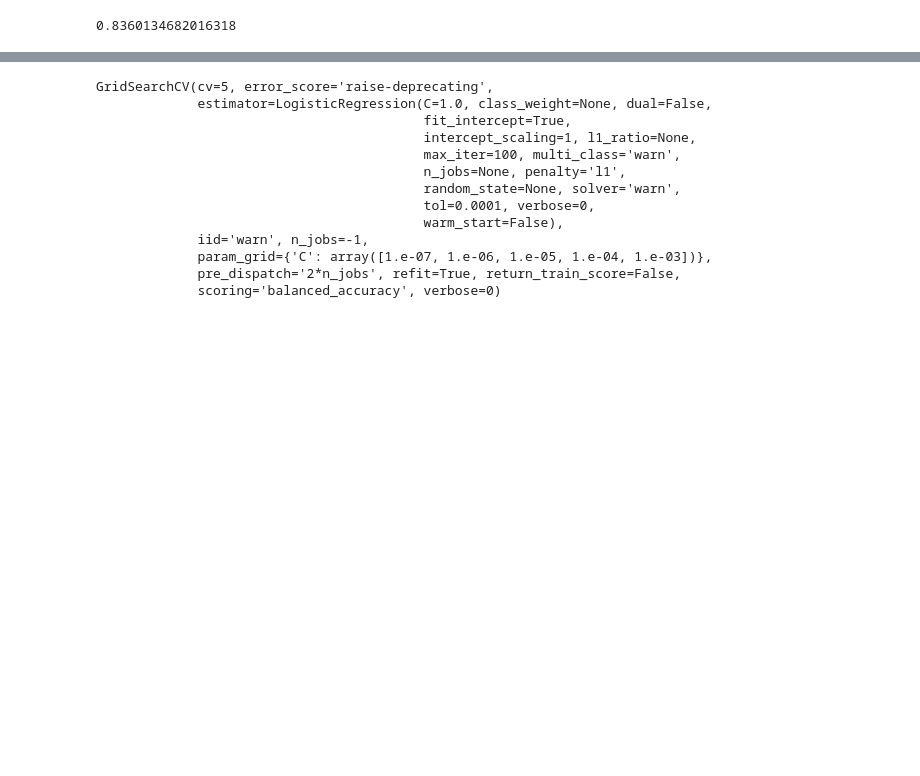
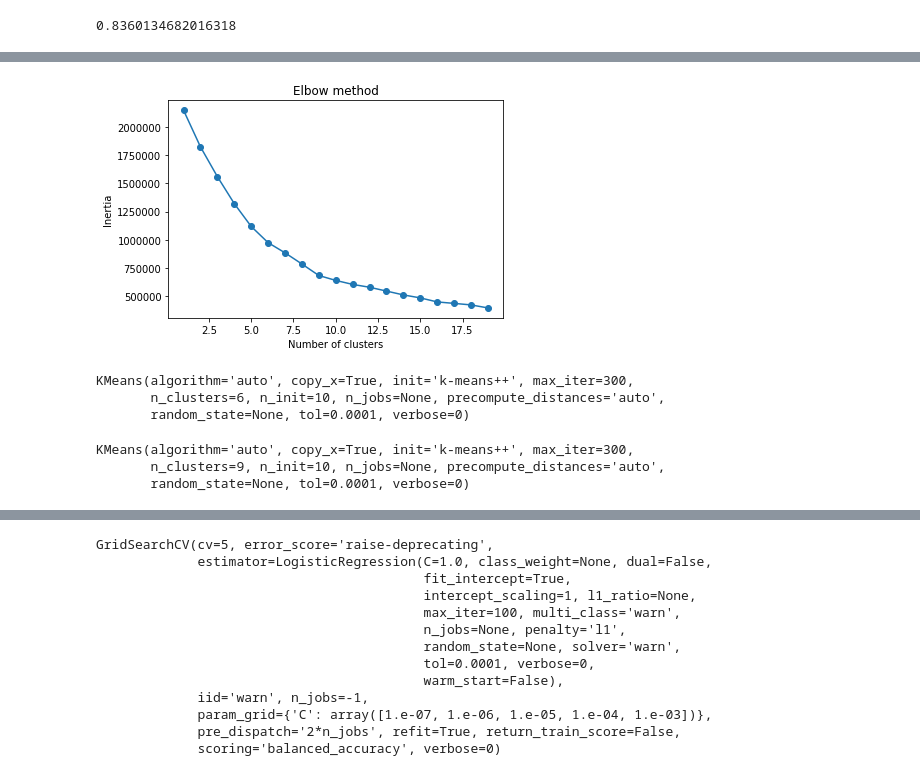
Before and after one commit to apaciorek/grouprong360, a Jupyter notebook: jen/Features_Products.ipynb, the cells around one changed output, grey strips where cells are left out. Saved outputs shown, nothing was run; the diff lists cells and outputs as text; code cells hidden in the pictures; blank space fills up the shorter version.

```diff
--- a/jen/Features_Products.ipynb
+++ b/jen/Features_Products.ipynb
@@ -260,0 +333,8 @@ plt.show()
+# %%
+# to dummify: penalty, interest_rate_type
+to_dummify = []
+for column in aug_df.columns:
+    print(column)
+    print(aug_df[column].nunique())
+    if (aug_df[column].nunique() > 2) & (aug_df[column].nunique() < 10):
+        to_dummify.append(column)
@@ -260,0 +359,6 @@ plt.show()
+# %%
+new_df = aug_df.copy()
+for column in to_dummify:
+    new_df = pd.concat([new_df.drop(column, axis=1), pd.get_dummies(aug_df[column],
+                                prefix=column)], axis=1)
+#pd.get_dummies(penalty)
@@ -260,0 +375,2 @@ plt.show()
+# %%
+new_df2 = StandardScaler().fit_transform(new_df)
@@ -260,0 +393,30 @@ plt.show()
+# %%
+def plot_inertia(km, X, n_cluster_range):
+    inertias = []
+    for i in n_cluster_range:
+        km.set_params(n_clusters=i)
+        km.fit(X)
+        inertias.append(km.inertia_)
+    plt.plot(n_cluster_range, inertias, marker='o')
+    plt.title('Elbow method')
+    plt.xlabel('Number of clusters')
+    plt.ylabel('Inertia')
+    plt.show()
+# %%
+plot_inertia(kmeans, new_df2, range(1,20))
+# %% [output]
+[figure, added]
+# %%
+kmeans6 = KMeans().set_params(n_clusters=6)
+kmeans6.fit(new_df2)
+# %% [output]
+KMeans(algorithm='auto', copy_x=True, init='k-means++', max_iter=300,
+       n_clusters=6, n_init=10, n_jobs=None, precompute_distances='auto',
+       random_state=None, tol=0.0001, verbose=0)
+# %%
+kmeans9 = KMeans().set_params(n_clusters=9)
+kmeans9.fit(new_df2)
+# %% [output]
+KMeans(algorithm='auto', copy_x=True, init='k-means++', max_iter=300,
+       n_clusters=9, n_init=10, n_jobs=None, precompute_distances='auto',
+       random_state=None, tol=0.0001, verbose=0)
```
Also changed, not shown: parts of 47 cells of this notebook.
